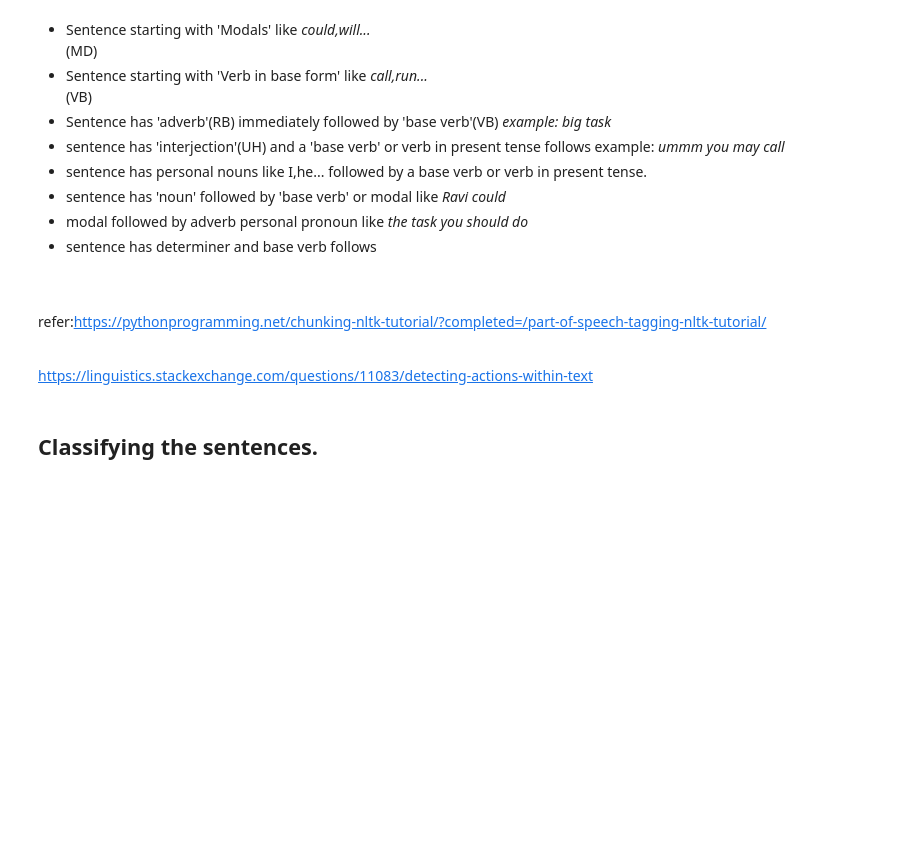
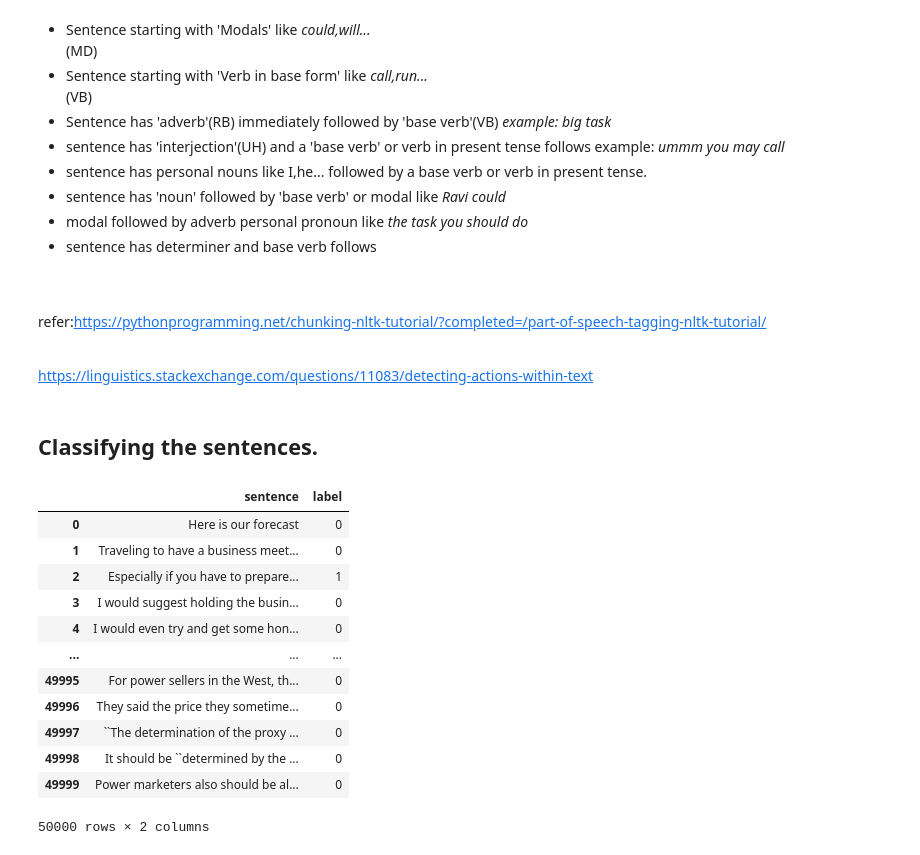
Before and after one commit to srvds/actionable-email-classification, a Jupyter notebook: Model_rule_based.ipynb, the cells around one changed output. Saved outputs shown, nothing was run; the diff lists cells and outputs as text; code cells hidden in the pictures; blank space fills up the shorter version.

```diff
--- a/Model_rule_based.ipynb
+++ b/Model_rule_based.ipynb
@@ -236,0 +237,16 @@ data_label_df.to_csv("rule_gen_label.csv", index = False)
+# %%
+data_labeled_df
+# %% [output]
+|  | sentence | label |
+| 0 | Here is our forecast | 0 |
+| 1 | Traveling to have a business meet... | 0 |
+| 2 | Especially if you have to prepare... | 1 |
+| 3 | I would suggest holding the busin... | 0 |
+| 4 | I would even try and get some hon... | 0 |
+| ... | ... | ... |
+| 49995 | For power sellers in the West, th... | 0 |
+| 49996 | They said the price they sometime... | 0 |
+| 49997 | ``The determination of the proxy ... | 0 |
+| 49998 | It should be ``determined by the ... | 0 |
+| 49999 | Power marketers also should be al... | 0 |
+50000 rows × 2 columns
```
Also changed, not shown: parts of 1 cell of this notebook.
